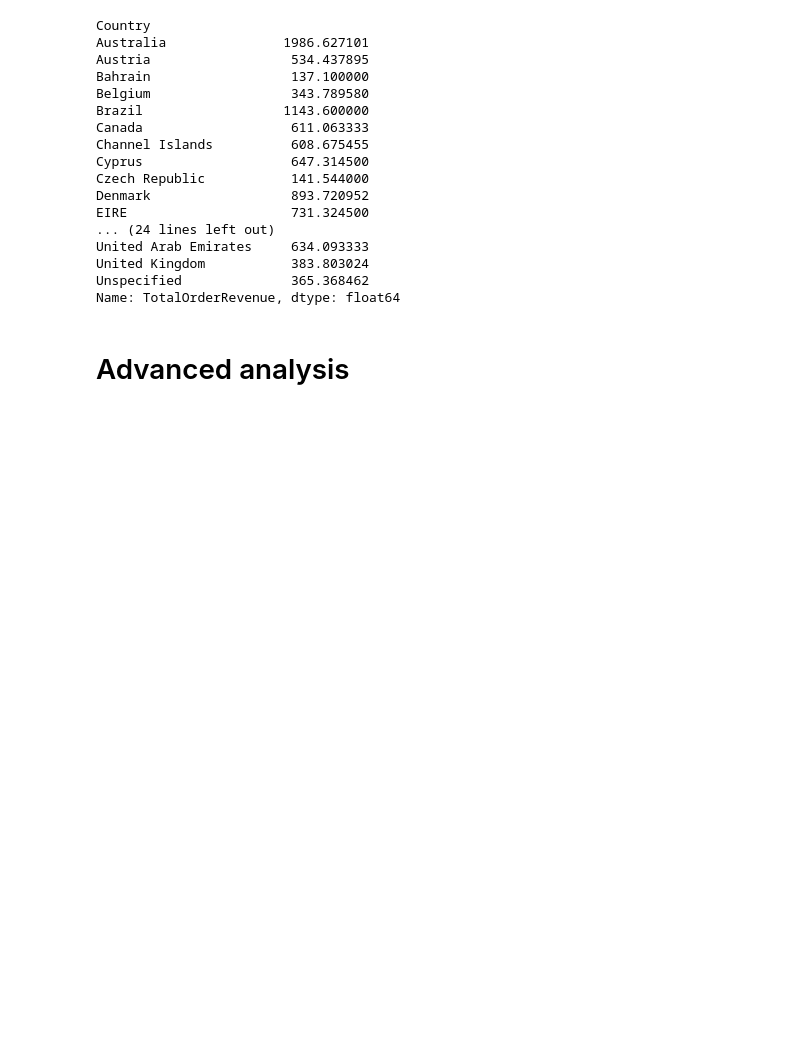
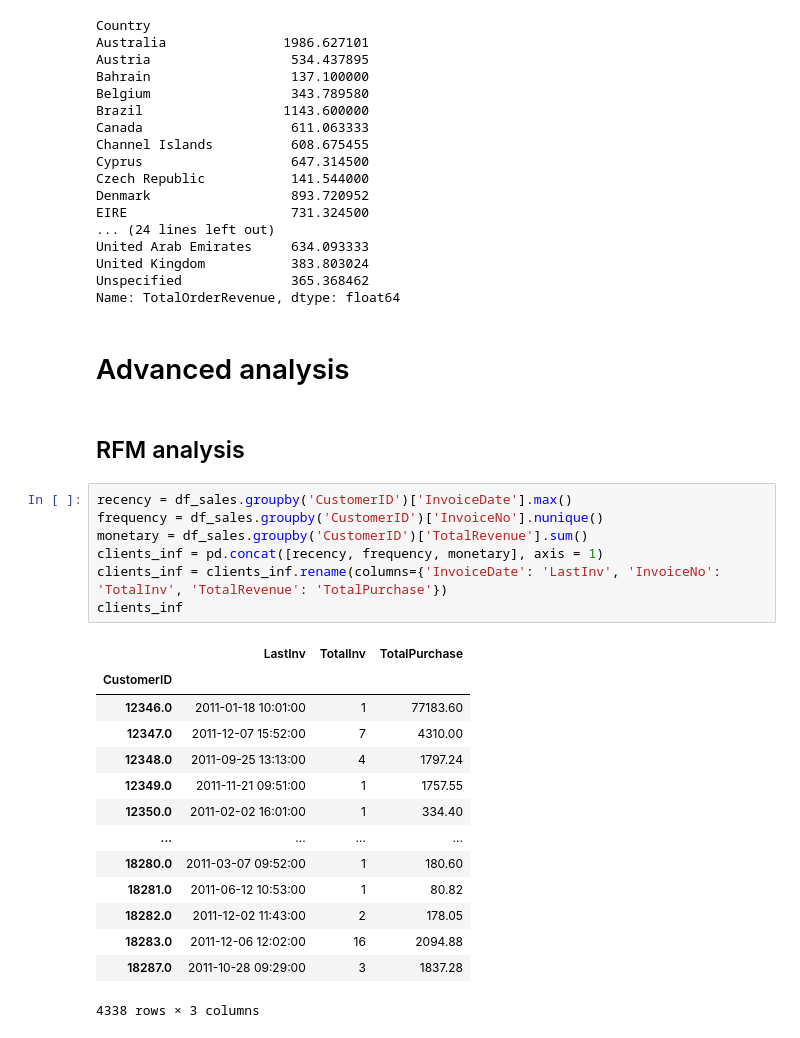
Before and after one commit to Zefirkq/ecommerce-data-analysis, a Jupyter notebook: e-com.ipynb, the cells around one changed output. Cells and saved outputs as stored; diff of their text form; blank space fills up the shorter version.

```diff
--- a/e-com.ipynb
+++ b/e-com.ipynb
@@ -349,3 +349,27 @@ Unspecified              365.368462
 Name: TotalOrderRevenue, dtype: float64
 # %% [markdown]
 # Advanced analysis
+# %% [markdown]
+## RFM analysis
+# %%
+recency = df_sales.groupby('CustomerID')['InvoiceDate'].max()
+frequency = df_sales.groupby('CustomerID')['InvoiceNo'].nunique()
+monetary = df_sales.groupby('CustomerID')['TotalRevenue'].sum()
+clients_inf = pd.concat([recency, frequency, monetary], axis = 1)
+clients_inf = clients_inf.rename(columns={'InvoiceDate': 'LastInv', 'InvoiceNo': 'TotalInv', 'TotalRevenue': 'TotalPurchase'})
+clients_inf
+# %% [output]
+|  | LastInv | TotalInv | TotalPurchase |
+| CustomerID |  |  |  |
+| 12346.0 | 2011-01-18 10:01:00 | 1 | 77183.60 |
+| 12347.0 | 2011-12-07 15:52:00 | 7 | 4310.00 |
+| 12348.0 | 2011-09-25 13:13:00 | 4 | 1797.24 |
+| 12349.0 | 2011-11-21 09:51:00 | 1 | 1757.55 |
+| 12350.0 | 2011-02-02 16:01:00 | 1 | 334.40 |
+| ... | ... | ... | ... |
+| 18280.0 | 2011-03-07 09:52:00 | 1 | 180.60 |
+| 18281.0 | 2011-06-12 10:53:00 | 1 | 80.82 |
+| 18282.0 | 2011-12-02 11:43:00 | 2 | 178.05 |
+| 18283.0 | 2011-12-06 12:02:00 | 16 | 2094.88 |
+| 18287.0 | 2011-10-28 09:29:00 | 3 | 1837.28 |
+4338 rows × 3 columns
```
Also changed, not shown: parts of 7 cells of this notebook.
